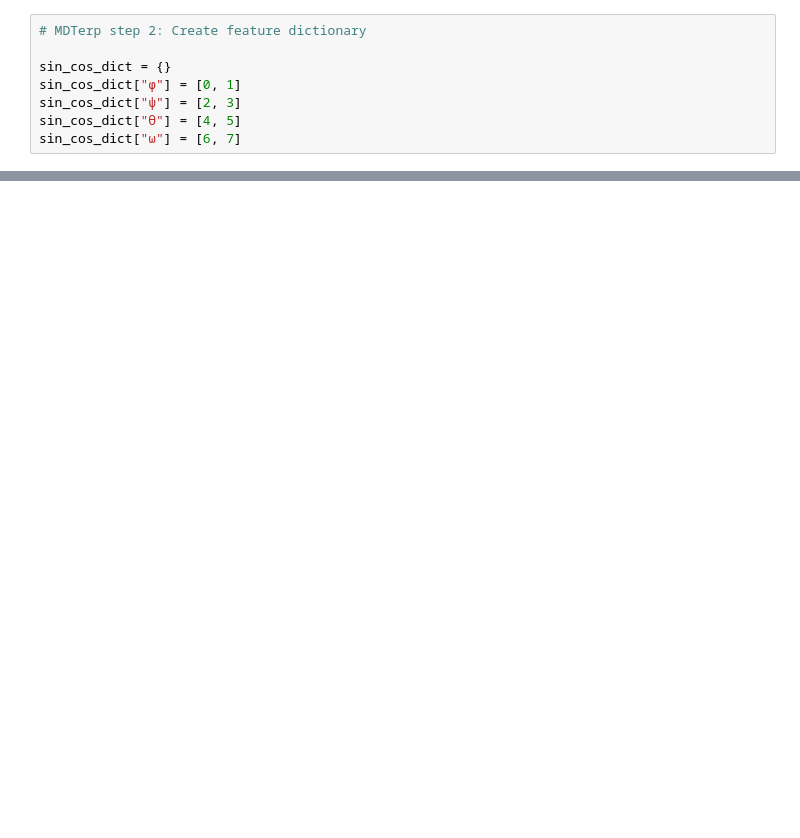
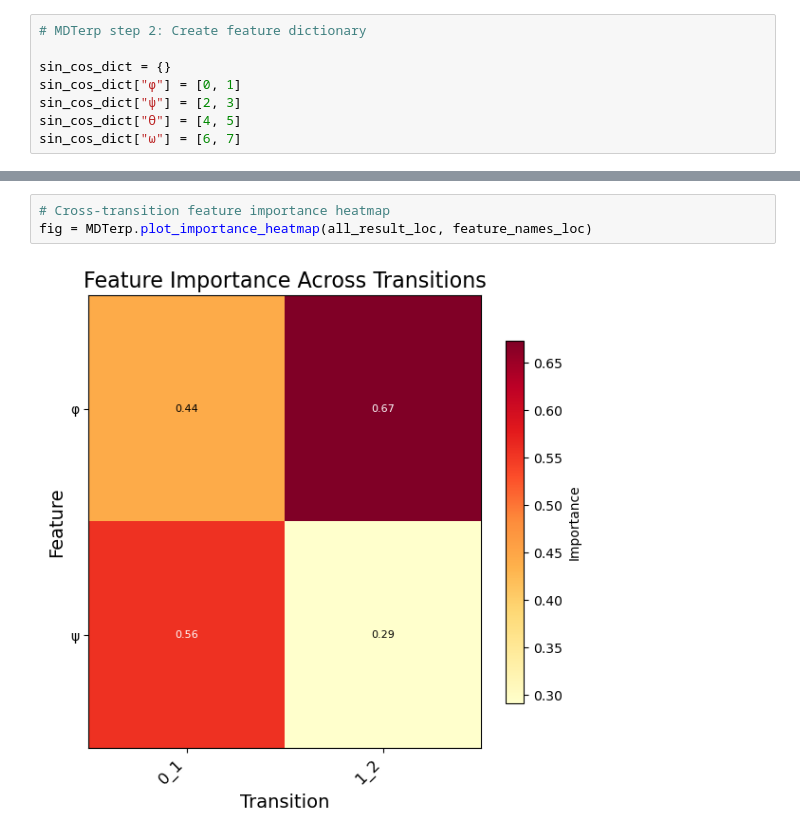
Before and after one commit to shams-mehdi/MDTerp, a Jupyter notebook: MDTerp_VAMPNets.ipynb, the cells around one changed output, grey strips where cells are left out. Cells and saved outputs as stored; diff of their text form; blank space fills up the shorter version.

```diff
--- a/MDTerp_VAMPNets.ipynb
+++ b/MDTerp_VAMPNets.ipynb
@@ -100,0 +93,5 @@ for ii in summary:
+# %%
+# Cross-transition feature importance heatmap
+fig = MDTerp.plot_importance_heatmap(all_result_loc, feature_names_loc)
+# %% [output]
+[figure, added]
```
Also changed, not shown: parts of 6 cells of this notebook, 49 other files.
